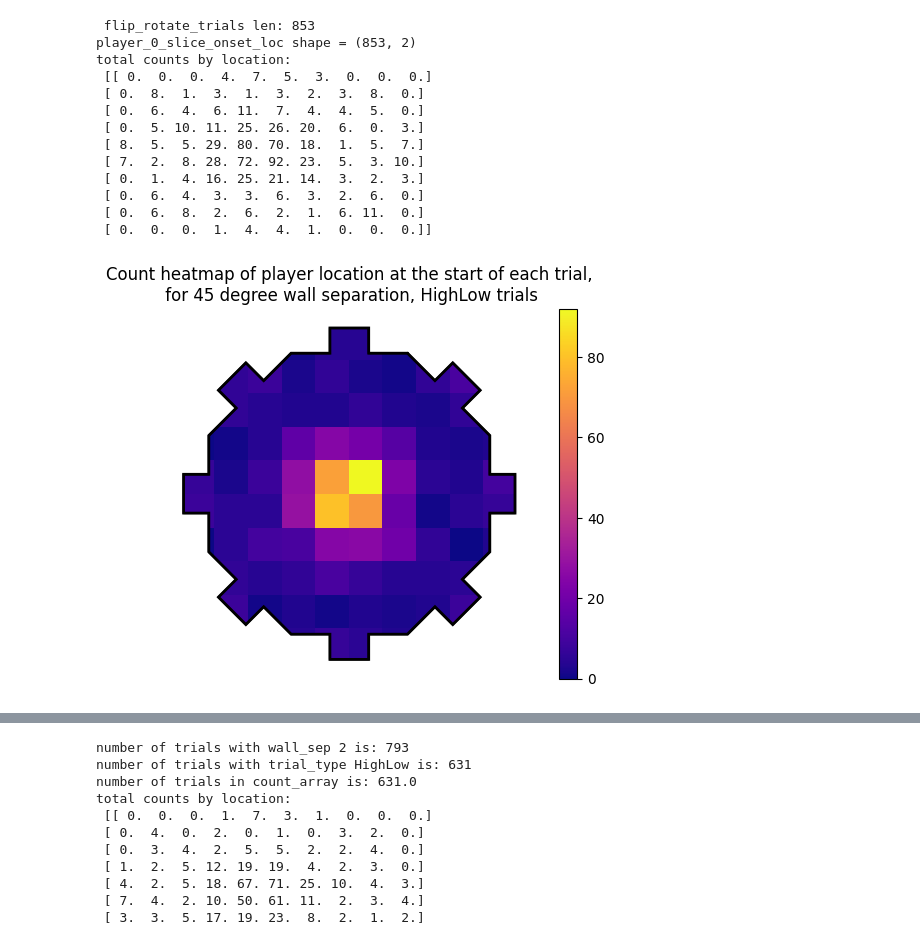
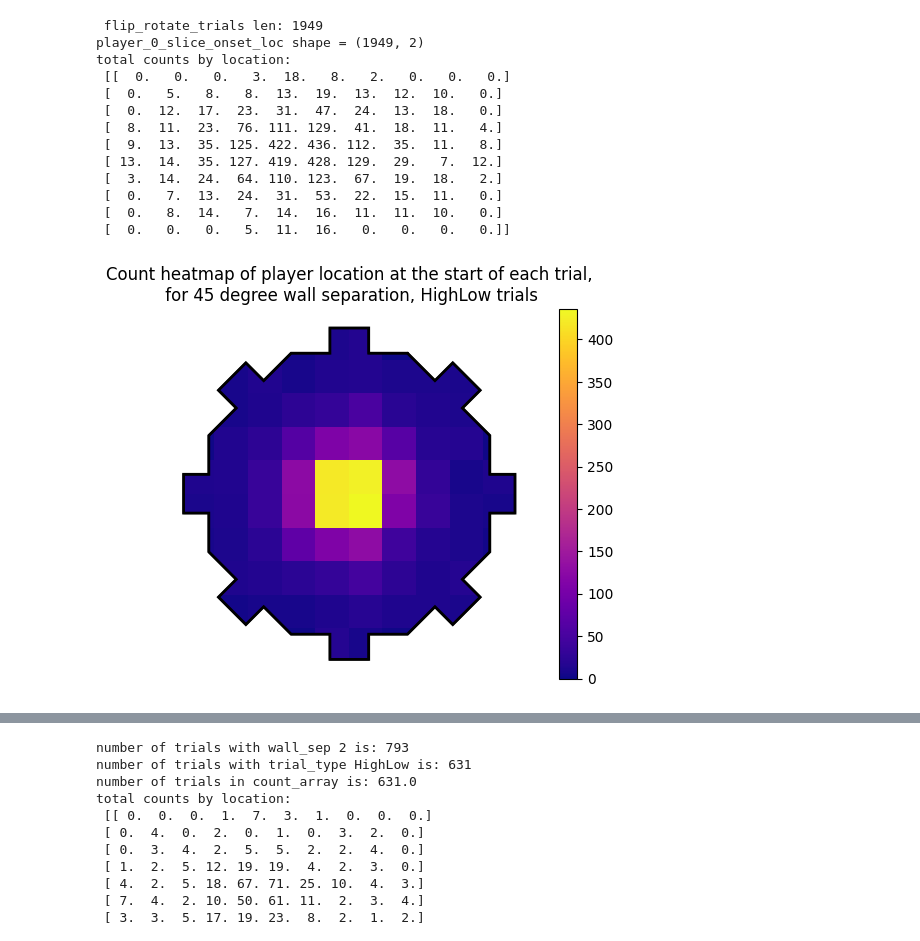
Before and after one commit to tomhagley6/octagon_analysis, a Jupyter notebook: demos/heatmap_demo.ipynb, the cells around one changed output, grey strips where cells are left out. Cells and saved outputs as stored; diff of their text form; code cells hidden in the pictures.

```diff
--- a/demos/heatmap_demo.ipynb
+++ b/demos/heatmap_demo.ipynb
@@ -20,7 +23,7 @@ data_folder = data_strings.DATA_FOLDER
 json_filenames_all_social = data_strings.JSON_FILENAMES_SOCIAL
 json_filenames_all_solo = data_strings.JSON_FILENAMES_SOLO
 # %%
-json_filenames = json_filenames_all_solo
+json_filenames = json_filenames_all_social
 # %%
 # prepare the session dataframe and dataframes of each individual trial
 df, trial_list = prepare_data.prepare_data(data_folder, json_filenames, combine=True)
@@ -76,20 +79,24 @@ def heatmap_counts_from_location_data(location_array, n_rows=10, n_cols=10, x_mi
     return grid
 # %%
 def plot_heatmap_from_count_array(ax, count_array, x_min=x_min, x_max=x_max,
-                                      y_min=y_min, y_max=y_max, vmin=None, vmax=None):
+                                      y_min=y_min, y_max=y_max, vmin=None, vmax=None,
+                                      difference_plot=False):
 
     # get the zipped coordinate list of octagon x and y vertex points
     octagon_vertex_coordinates = plot_octagon.return_octagon_path_points()
 
+    # choose cmap based on whether this is a difference plot or single-condition plot
+    cmap = 'plasma' if not difference_plot else 'PiYG'
+
     if vmin is None:
         # display heatmap, covering the full graph
         im = ax.imshow(count_array, extent=[x_min, x_max, y_min, y_max],
-                   origin='lower', cmap='plasma')
+                   origin='lower', cmap=cmap)
 
     else:
         # display heatmap, covering the full graph
         im = ax.imshow(count_array, extent=[x_min, x_max, y_min, y_max],
-                   origin='lower', cmap='plasma', vmin=0, vmax=1)
+                   origin='lower', cmap=cmap, vmin=vmin, vmax=vmax)
 
     # a matplotlib Artist with an edge and face colour
     patch = Polygon(octagon_vertex_coordinates, edgecolor='black', facecolor='none', lw=2)
@@ -251,14 +295,18 @@ def loser_start_loc_heatmap(trial_list, wall_sep=1,
 # %%
 def start_loc_heatmap(trial_list, wall_sep=1,
                              trial_type=None,
-                             chosen_wall=None):
+                             chosen_wall=None,
+                             bin_counts=False):
     ''' Plot a heatmap of both players location in the arena when the walls are
     revealed. This is done for all trials with a given wall separation, and
     flipped and rotated to put WALL_1 at 0 degrees and WALL_2 at 45
     degrees '''
 
-    # filter trials for a wall separation of wall_sep
-    trial_indices = get_indices.get_trials_with_wall_sep(trial_list, wall_sep=wall_sep) # verified correct indices
+    if wall_sep is not None:
+        # filter trials for a wall separation of wall_sep
+        trial_indices = get_indices.get_trials_with_wall_sep(trial_list, wall_sep=wall_sep) # verified correct indices
+    else:
+        trial_indices = np.arange(len(trial_list))
 
     # further filter by HighLow trial type if specified
     if trial_type:
@@ -292,7 +340,10 @@ def start_loc_heatmap(trial_list, wall_sep=1,
     ax = plot_octagon.plot_octagon()
     plot_heatmap_from_count_array(ax, count_array)
 
-    return ax
+    if not bin_counts:
+        return ax
+    else:
+        return ax, count_array
 # %%
 def probability_chose_wall_location_heatmap(trial_list, wall_sep=1,
                                             trial_type=None,
@@ -482,29 +533,29 @@ def probability_chose_wall_location_heatmap(trial_list, wall_sep=1,
 
     return ax
 # %%
-ax = start_loc_heatmap(trial_list, wall_sep=1,
+ax = start_loc_heatmap(trial_list, wall_sep=None,
                              trial_type=globals.HIGH_LOW,
                              chosen_wall=None)
 ax.set_title("Count heatmap of player location at the start of each trial,\n for 45 degree wall separation, HighLow trials")
 for spine in plt.gca().spines.values():
     spine.set_visible(False)
 plt.gca().tick_params(left=False, bottom=False)  # Turn off major ticks
 plt.gca().set_xticklabels([])
 plt.gca().set_yticklabels([])
 plt.show()
 # %% [output]
- flip_rotate_trials len: 853
-player_0_slice_onset_loc shape = (853, 2)
+ flip_rotate_trials len: 1949
+player_0_slice_onset_loc shape = (1949, 2)
 total counts by location:
- [[ 0.  0.  0.  4.  7.  5.  3.  0.  0.  0.]
- [ 0.  8.  1.  3.  1.  3.  2.  3.  8.  0.]
- [ 0.  6.  4.  6. 11.  7.  4.  4.  5.  0.]
- [ 0.  5. 10. 11. 25. 26. 20.  6.  0.  3.]
- [ 8.  5.  5. 29. 80. 70. 18.  1.  5.  7.]
- [ 7.  2.  8. 28. 72. 92. 23.  5.  3. 10.]
- [ 0.  1.  4. 16. 25. 21. 14.  3.  2.  3.]
- [ 0.  6.  4.  3.  3.  6.  3.  2.  6.  0.]
- [ 0.  6.  8.  2.  6.  2.  1.  6. 11.  0.]
- [ 0.  0.  0.  1.  4.  4.  1.  0.  0.  0.]]
+ [[  0.   0.   0.   3.  18.   8.   2.   0.   0.   0.]
+ [  0.   5.   8.   8.  13.  19.  13.  12.  10.   0.]
+ [  0.  12.  17.  23.  31.  47.  24.  13.  18.   0.]
+ [  8.  11.  23.  76. 111. 129.  41.  18.  11.   4.]
+ [  9.  13.  35. 125. 422. 436. 112.  35.  11.   8.]
+ [ 13.  14.  35. 127. 419. 428. 129.  29.   7.  12.]
+ [  3.  14.  24.  64. 110. 123.  67.  19.  18.   2.]
+ [  0.   7.  13.  24.  31.  53.  22.  15.  11.   0.]
+ [  0.   8.  14.   7.  14.  16.  11.  11.  10.   0.]
+ [  0.   0.   0.   5.  11.  16.   0.   0.   0.   0.]]
-[figure, old version]
+[figure, new version]
 # %%
```
Also changed, not shown: parts of 17 cells of this notebook, 12 other files.
